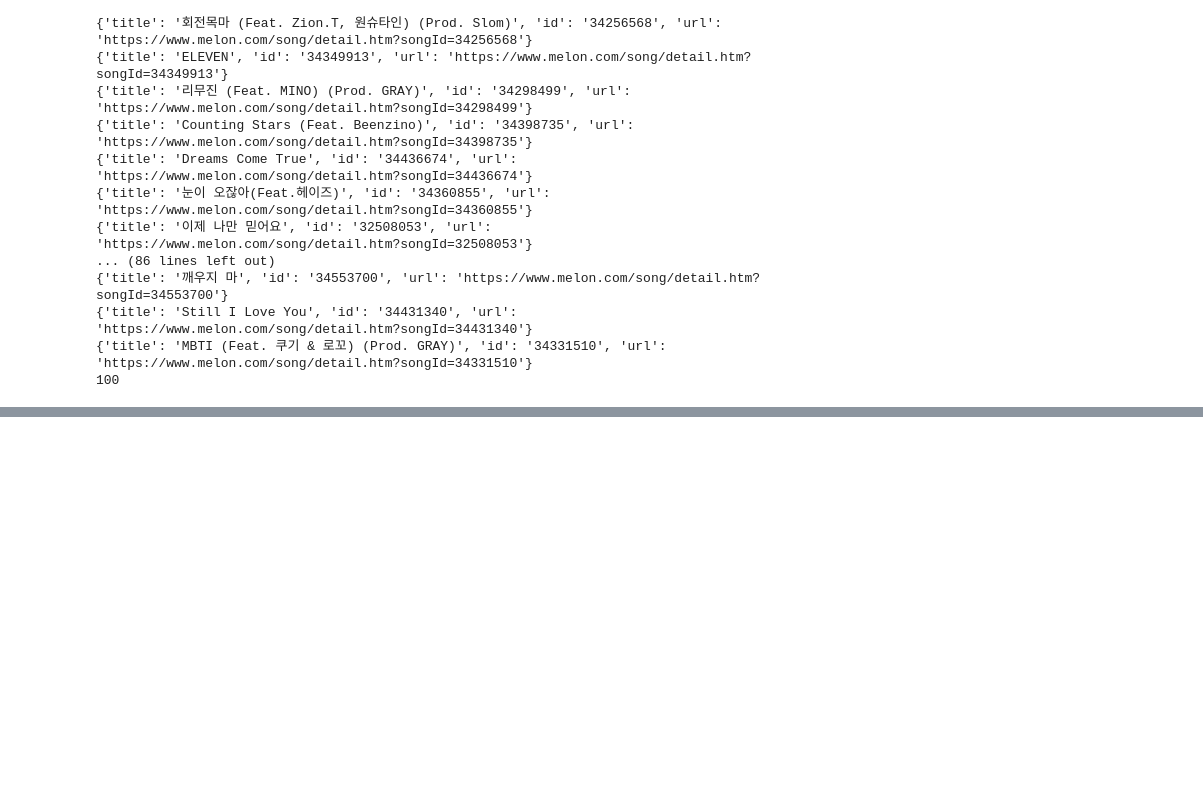
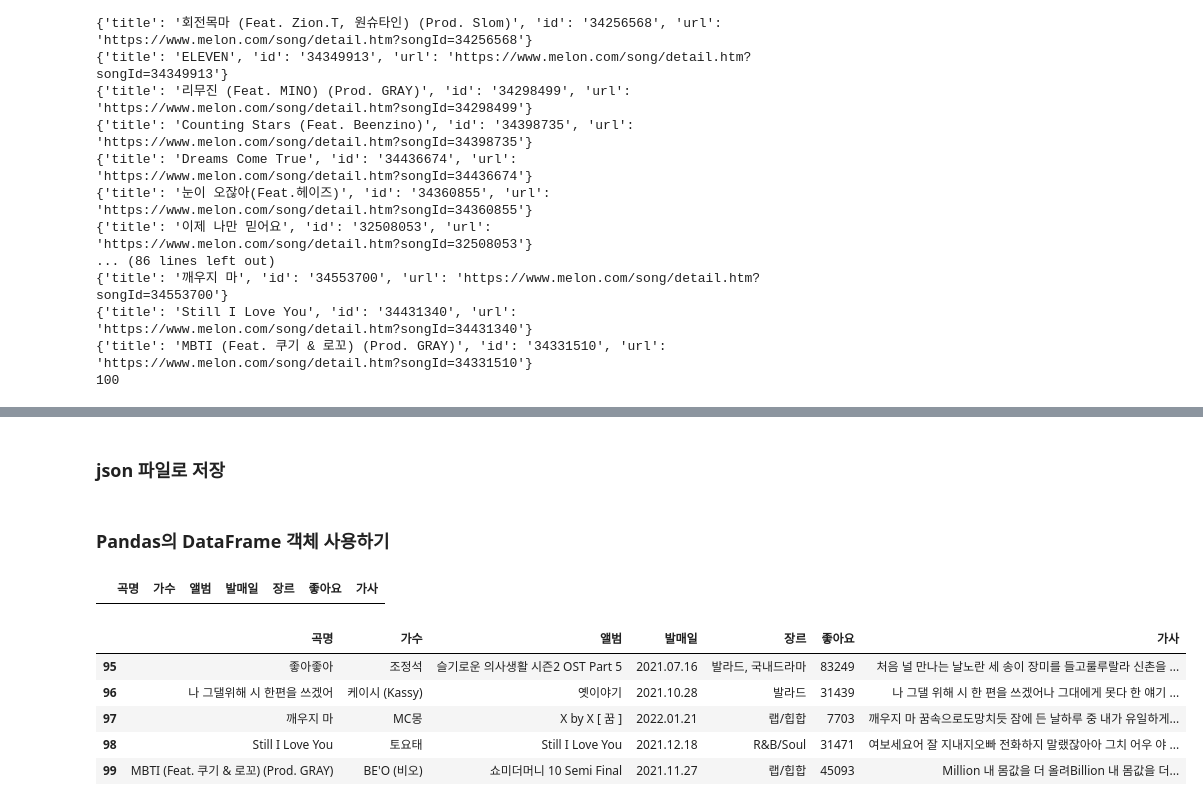
Before and after one commit to yusun31/python_webscraping, a Jupyter notebook: 05_melon_top100_chart.ipynb, the cells around one changed output, grey strips where cells are left out. Cells and saved outputs as stored; diff of their text form; code cells hidden in the pictures; blank space fills up the shorter version.

```diff
--- a/05_melon_top100_chart.ipynb
+++ b/05_melon_top100_chart.ipynb
@@ -112,0 +139,2 @@ for idx,song in enumerate(song_list[:1],1):
+# %% [markdown]
+### json 파일로 저장
@@ -112,0 +151,28 @@ for idx,song in enumerate(song_list[:1],1):
+# %% [markdown]
+### Pandas의 DataFrame 객체 사용하기
+# %%
+# song_detail_list를 읽어서 DataFrame 객체를 생성하는 방법
+import pandas as pd
+
+song_df2 = pd.DataFrame(columns=['곡명','가수','앨범','발매일','장르','좋아요','가사'])
+
+# 1개의 행 = Series 객체 / 1개의 열 = Series 객체
+for song_detail in song_detail_list:
+    series_obj = pd.Series(song_dict)
+    song_df2 = song_df2.append(se)
+# %% [output]
+|  | 곡명 | 가수 | 앨범 | 발매일 | 장르 | 좋아요 | 가사 |
+# %%
+import pandas as pd
+
+song_df = pd.read_json('data/songs.json')
+song_df
+song_df.head() # 앞에 5개만 출력
+song_df.tail() # 뒤에 5개만 출력
+# %% [output]
+|  | 곡명 | 가수 | 앨범 | 발매일 | 장르 | 좋아요 | 가사 |
+| 95 | 좋아좋아 | 조정석 | 슬기로운 의사생활 시즌2 OST Part 5 | 2021.07.16 | 발라드, 국내드라마 | 83249 | 처음 널 만나는 날노란 세 송이 장미를 들고룰루랄라 신촌을 ... |
+| 96 | 나 그댈위해 시 한편을 쓰겠어 | 케이시 (Kassy) | 옛이야기 | 2021.10.28 | 발라드 | 31439 | 나 그댈 위해 시 한 편을 쓰겠어나 그대에게 못다 한 얘기 ... |
+| 97 | 깨우지 마 | MC몽 | X by X [ 꿈 ] | 2022.01.21 | 랩/힙합 | 7703 | 깨우지 마 꿈속으로도망치듯 잠에 든 날하루 중 내가 유일하게... |
+| 98 | Still I Love You | 토요태 | Still I Love You | 2021.12.18 | R&B/Soul | 31471 | 여보세요어 잘 지내지오빠 전화하지 말랬잖아아 그치 어우 야 ... |
+| 99 | MBTI (Feat. 쿠기 & 로꼬) (Prod. GRAY) | BE'O (비오) | 쇼미더머니 10 Semi Final | 2021.11.27 | 랩/힙합 | 45093 | Million 내 몸값을 더 올려Billion 내 몸값을 더... |
```
Also changed, not shown: parts of 3 cells of this notebook.
